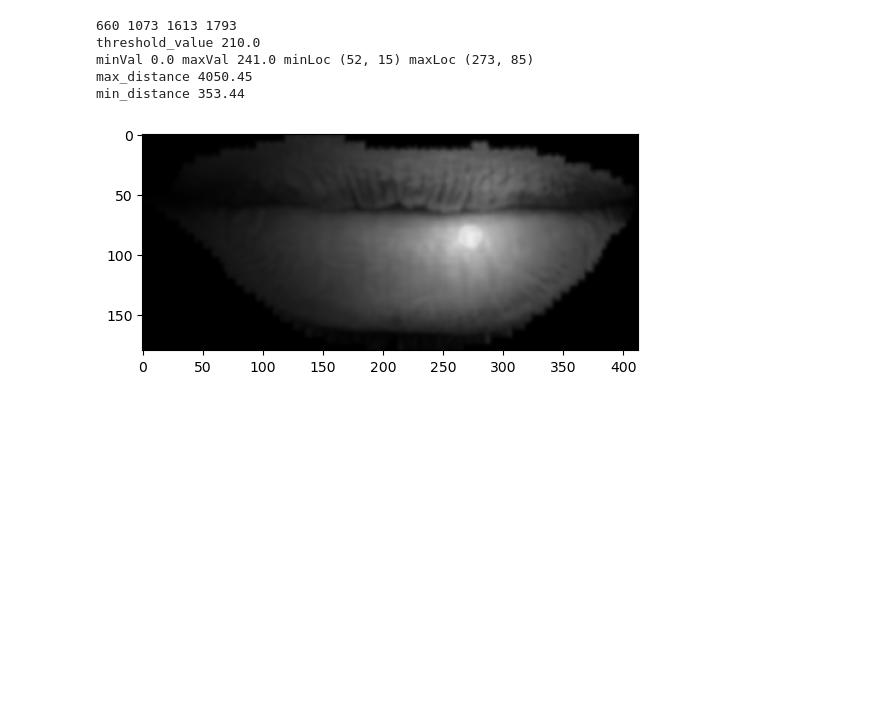
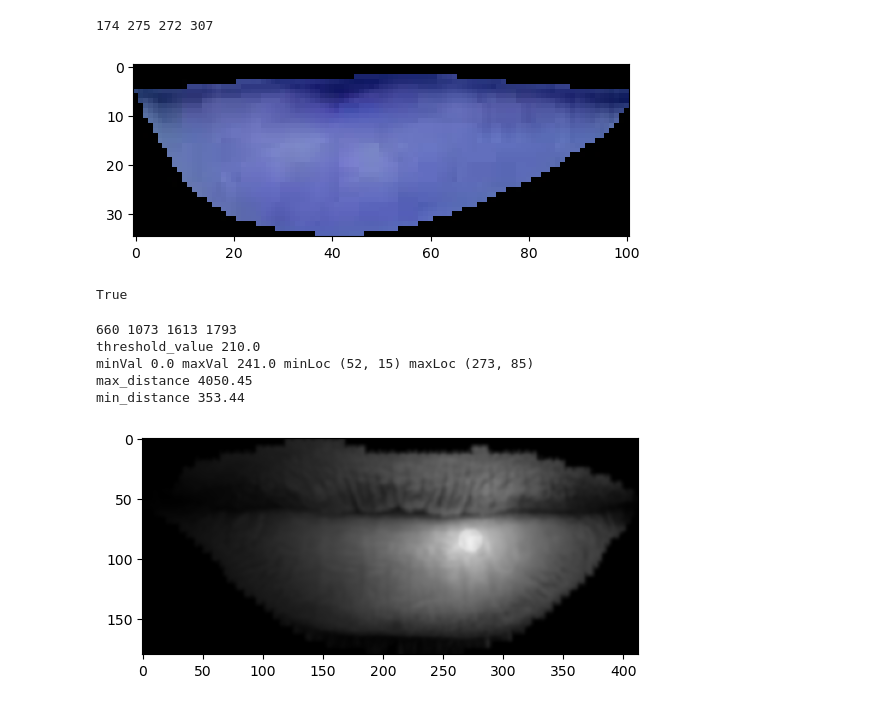
Before and after one commit to toufique-imam/blur-Detection-Haar-Wavelet, a Jupyter notebook: glsl/morph/gloss.ipynb, the cells around one changed output. Saved outputs shown, nothing was run; the diff lists cells and outputs as text; code cells hidden in the pictures; blank space fills up the shorter version.

```diff
--- a/glsl/morph/gloss.ipynb
+++ b/glsl/morph/gloss.ipynb
@@ -33,6 +33,23 @@ def trim(image):
 # %%
 testImagePaths = ['/Users/nuhash/Downloads/test13_53_2.PNG', '/Users/nuhash/Downloads/test18_50_25.PNG', '/Users/nuhash/Downloads/acne_breakouts.PNG']
 maskImagePaths = ['/Users/nuhash/Downloads/test13_53_2.PNG', '/Users/nuhash/Downloads/test18_50_25.PNG', '/Users/nuhash/Downloads/test16_17_0.PNG']
+# %%
+image = cv2.imread(testImagePaths[2])
+mask = cv2.imread(maskImagePaths[2])
+
+masked_image = cv2.bitwise_and(image, mask)
+
+masked_image = trim(masked_image)[0]
+
+plt.imshow(masked_image)
+plt.show()
+
+# save image
+cv2.imwrite('masked_image.png', masked_image)
+# %% [output]
+174 275 272 307
+[figure, added]
+True
 # %%
 def convert_range(currentL, currentR, newL, newR, value):
     return (value - currentL) * (newR - newL) / (currentR - currentL) + newL
```
Also changed, not shown: parts of 1 cell of this notebook, 7 other files.
